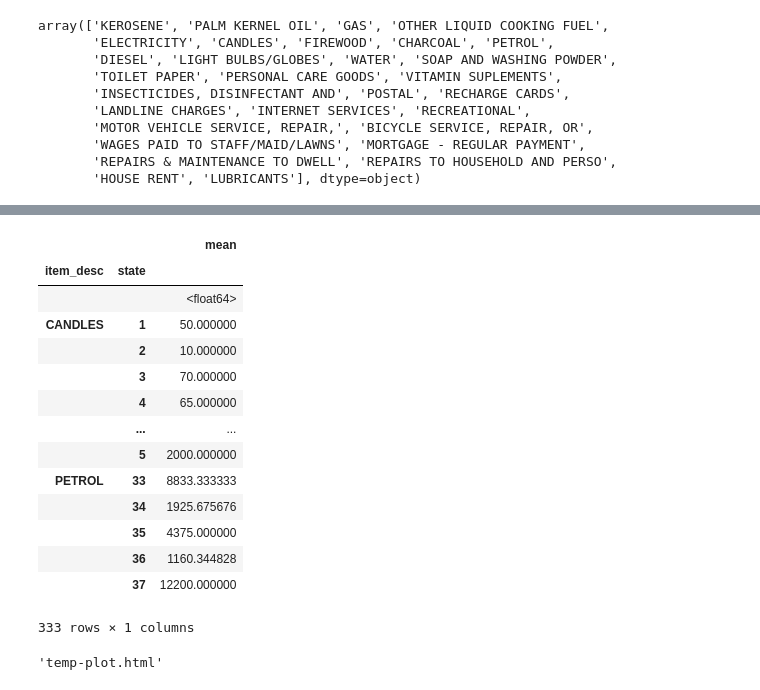
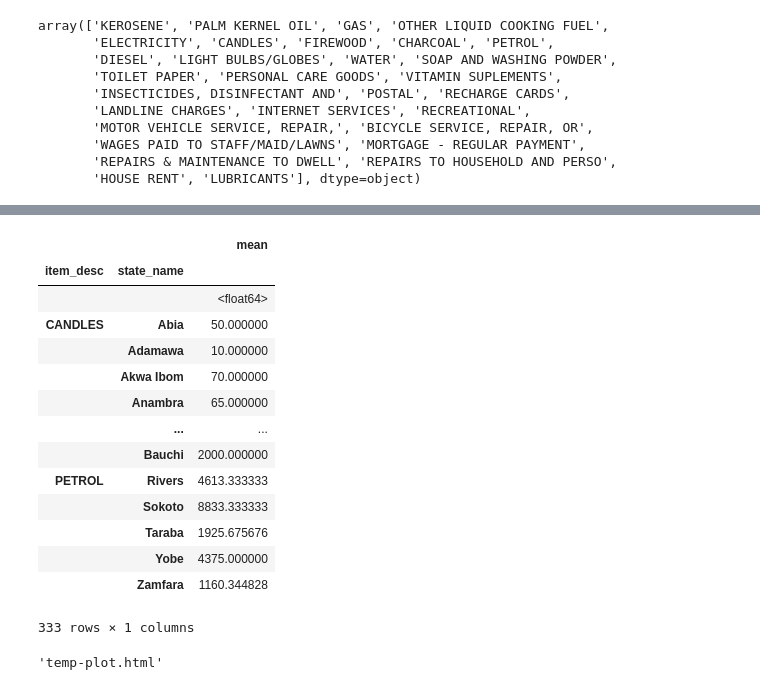
Before and after one commit to FlaviaMasese/flavia-masese, a Jupyter notebook: Project 1.ipynb, the cells around one changed output, grey strips where cells are left out. Cells and saved outputs as stored; diff of their text form; code cells hidden in the pictures.

```diff
--- a/Project 1.ipynb
+++ b/Project 1.ipynb
@@ -138,0 +118,18 @@ LSMS1_sv
+# %%
+#Assigning names to states
+LSMS_df=mutate(LSMS1_sv,state_name=case_when(f.state==1,'Abia', f.state==2,'Adamawa',f.state==3,'Akwa Ibom',
+                                                         f.state==4,'Anambra',f.state==5,'Bauchi',f.state==6,'Bayelsa',
+                                                          f.state==7,'Benue',f.state==8,'Borno',f.state==9,'Cross River',
+                                                       f.state==10,'Delta', f.state==11,'Ebonyi',f.state==12,'Edo',
+                                                        f.state==13,'Ekiti', f.state==14,'Enugu',f.state==15,'Gombe',
+                                                        f.state==16,'Imo',f.state==17,'Jigawa',f.state==18,'Kaduna',
+                                                          f.state==19,'Kano',f.state==20,'Katsina',f.state==21,'Kebbi',
+                                                         f.state==22,'Kogi',f.state==23,'Kwara',f.state==24,'Lagos',
+                                                         f.state==25,'Nasarawa',f.state==26,'Niger',f.state==27,'Ogun',
+                                                         f.state==28,'Ondo',f.state==29,'Osun',f.state==30,'Oyo',
+                                                         f.state==31,'Plateau',f.state==32,'Rivers',f.state==33,'Sokoto',
+                                                        f.state==34,'Taraba',f.state==35,'Yobe',f.state==36,'Zamfara',
+                                                         f.state==37,'FCT Abuja')
+                                        .drop(columns='state'))
+
+LSMS_df
@@ -141,22 +154,22 @@ LSMS1_sv
 #Kerosene,Palm kernel oil,Other liquid Cooking fuel,,Electricity,Candles,Firewood,Charcoal,Petrol,Diesel.
 # %%
 #Average expenditure by states
-LSMS1_sv.groupby(
-    ['item_desc','state',])['expenditure'].agg([np.mean])
+LSMS_df.groupby(
+    ['item_desc','state_name',])['expenditure'].agg([np.mean])
 # %% [output]
 |  |  | mean |
-| item_desc | state |  |
+| item_desc | state_name |  |
 |  |  | <float64> |
-| CANDLES | 1 | 50.000000 |
-|  | 2 | 10.000000 |
-|  | 3 | 70.000000 |
-|  | 4 | 65.000000 |
+| CANDLES | Abia | 50.000000 |
+|  | Adamawa | 10.000000 |
+|  | Akwa Ibom | 70.000000 |
+|  | Anambra | 65.000000 |
 |  | ... | ... |
-|  | 5 | 2000.000000 |
-| PETROL | 33 | 8833.333333 |
-|  | 34 | 1925.675676 |
-|  | 35 | 4375.000000 |
-|  | 36 | 1160.344828 |
-|  | 37 | 12200.000000 |
+|  | Bauchi | 2000.000000 |
+| PETROL | Rivers | 4613.333333 |
+|  | Sokoto | 8833.333333 |
+|  | Taraba | 1925.675676 |
+|  | Yobe | 4375.000000 |
+|  | Zamfara | 1160.344828 |
 333 rows × 1 columns
 # %%
```
Also changed, not shown: parts of 38 cells of this notebook, 1 other file.
